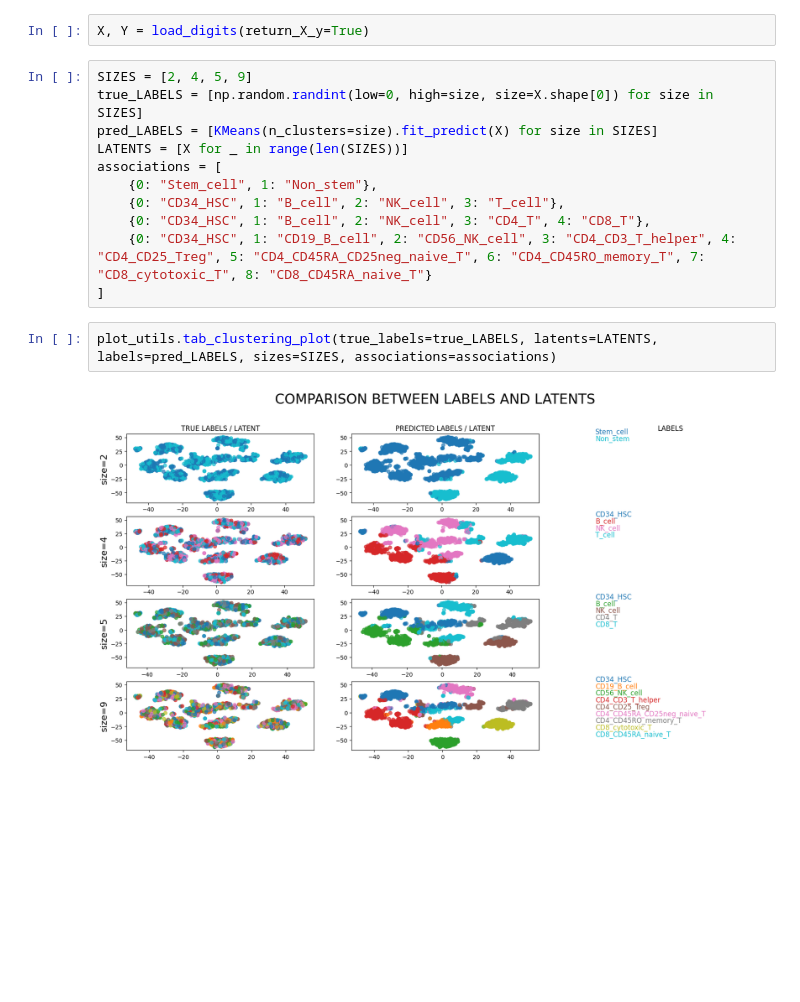
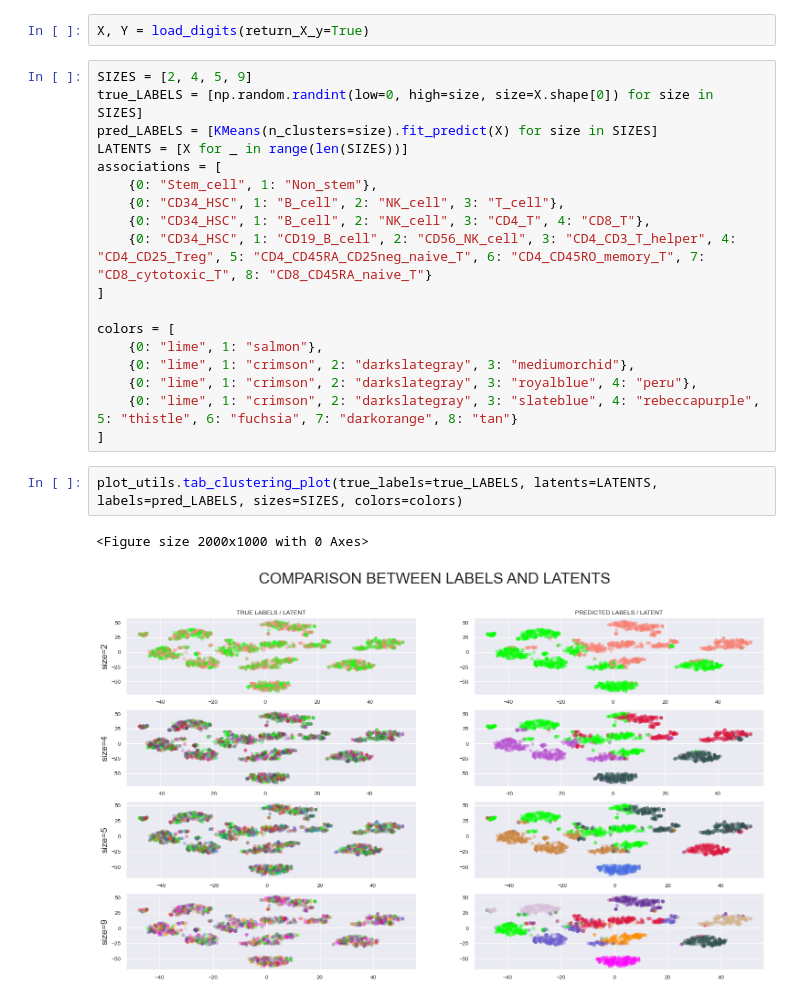
Before and after one commit to raphaelrubrice/scVAE_mva2025, a Jupyter notebook: adam/plot.ipynb, the cells around one changed output. Drawn from its saved outputs; the diff is of its cells as text; blank space fills up the shorter version.

```diff
--- a/adam/plot.ipynb
+++ b/adam/plot.ipynb
@@ -23,8 +23,16 @@ associations = [
     {0: "CD34_HSC", 1: "B_cell", 2: "NK_cell", 3: "CD4_T", 4: "CD8_T"},
     {0: "CD34_HSC", 1: "CD19_B_cell", 2: "CD56_NK_cell", 3: "CD4_CD3_T_helper", 4: "CD4_CD25_Treg", 5: "CD4_CD45RA_CD25neg_naive_T", 6: "CD4_CD45RO_memory_T", 7: "CD8_cytotoxic_T", 8: "CD8_CD45RA_naive_T"}
 ]
+
+colors = [
+    {0: "lime", 1: "salmon"},
+    {0: "lime", 1: "crimson", 2: "darkslategray", 3: "mediumorchid"},
+    {0: "lime", 1: "crimson", 2: "darkslategray", 3: "royalblue", 4: "peru"},
+    {0: "lime", 1: "crimson", 2: "darkslategray", 3: "slateblue", 4: "rebeccapurple", 5: "thistle", 6: "fuchsia", 7: "darkorange", 8: "tan"}
+]
 # %%
-plot_utils.tab_clustering_plot(true_labels=true_LABELS, latents=LATENTS, labels=pred_LABELS, sizes=SIZES, associations=associations)
+plot_utils.tab_clustering_plot(true_labels=true_LABELS, latents=LATENTS, labels=pred_LABELS, sizes=SIZES, colors=colors)
 # %% [output]
+<Figure size 2000x1000 with 0 Axes>
-[figure, old version]
+[figure, new version]
 # %%
```
Also changed, not shown: parts of 1 cell of this notebook, 2 other files.
